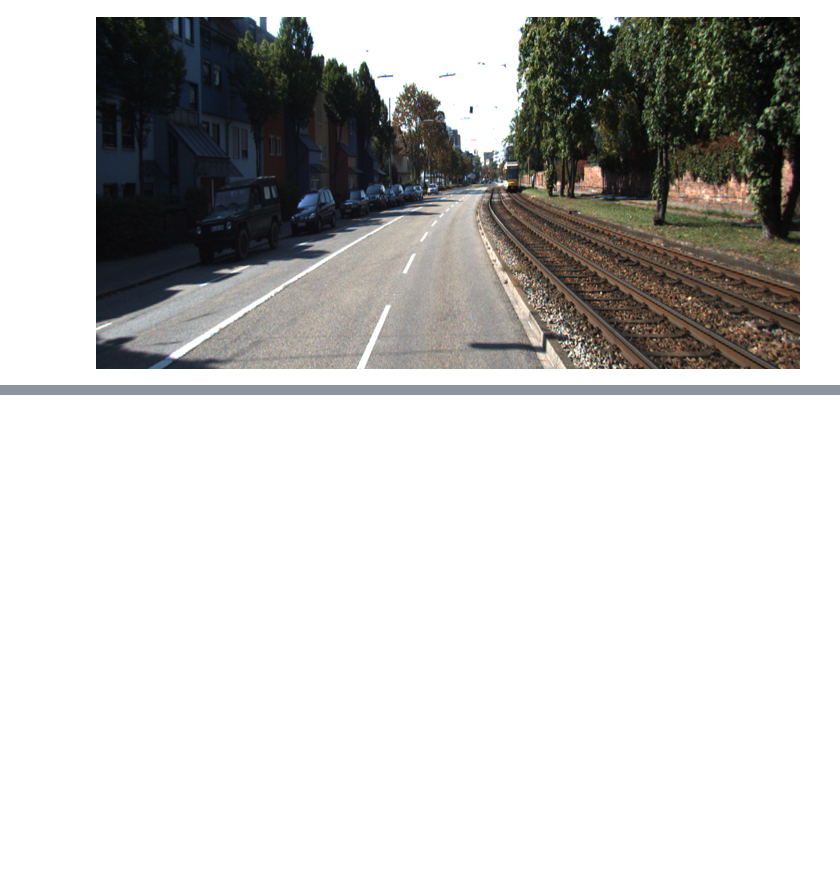
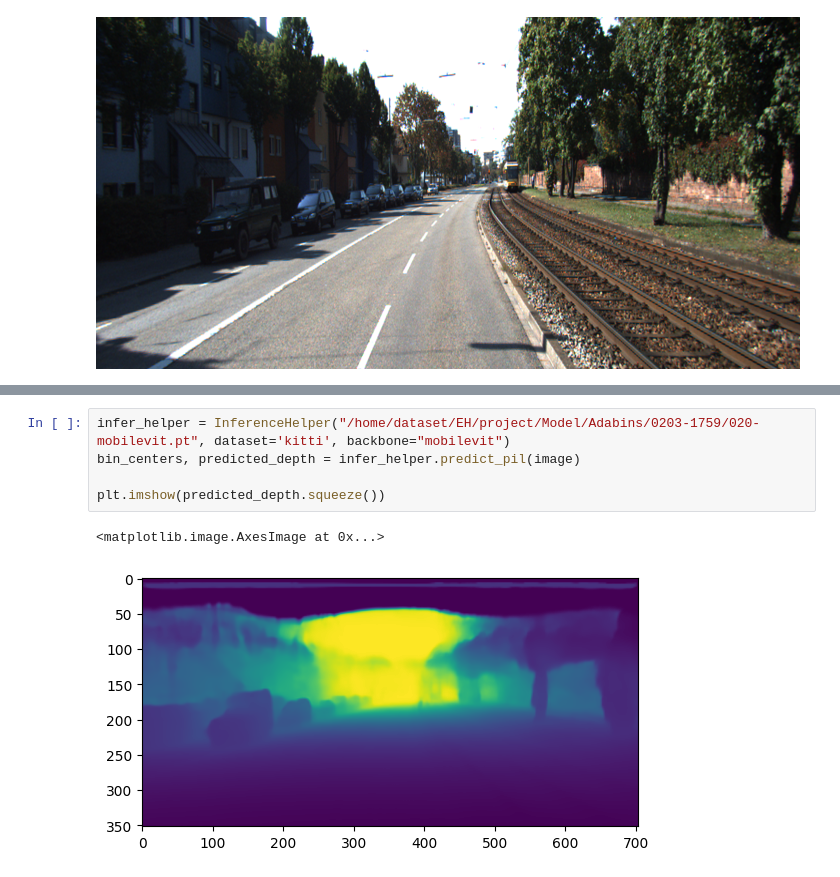
Before and after one commit to hukuhaka/Adabins_someadd, a Jupyter notebook: Model_test.ipynb, the cells around one changed output, grey strips where cells are left out. Drawn from its saved outputs; the diff is of its cells as text; blank space fills up the shorter version.

```diff
--- a/Model_test.ipynb
+++ b/Model_test.ipynb
@@ -32,0 +32,8 @@ predicted_depth.max()
+# %%
+infer_helper = InferenceHelper("/home/dataset/EH/project/Model/Adabins/0203-1759/020-mobilevit.pt", dataset='kitti', backbone="mobilevit")
+bin_centers, predicted_depth = infer_helper.predict_pil(image)
+
+plt.imshow(predicted_depth.squeeze())
+# %% [output]
+<matplotlib.image.AxesImage at 0x...>
+[figure, added]
```
Also changed, not shown: parts of 3 cells of this notebook, 22 other files.
